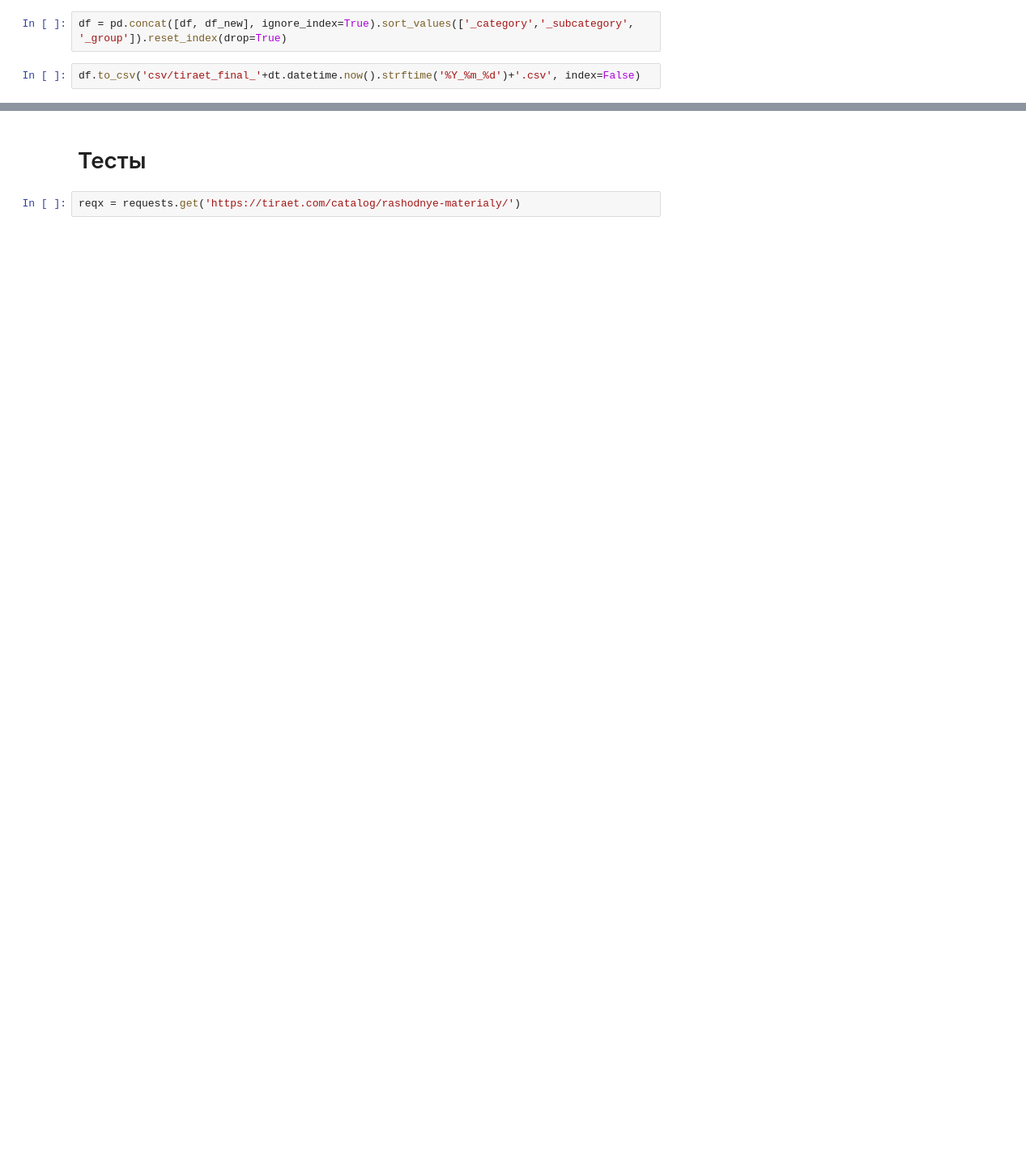
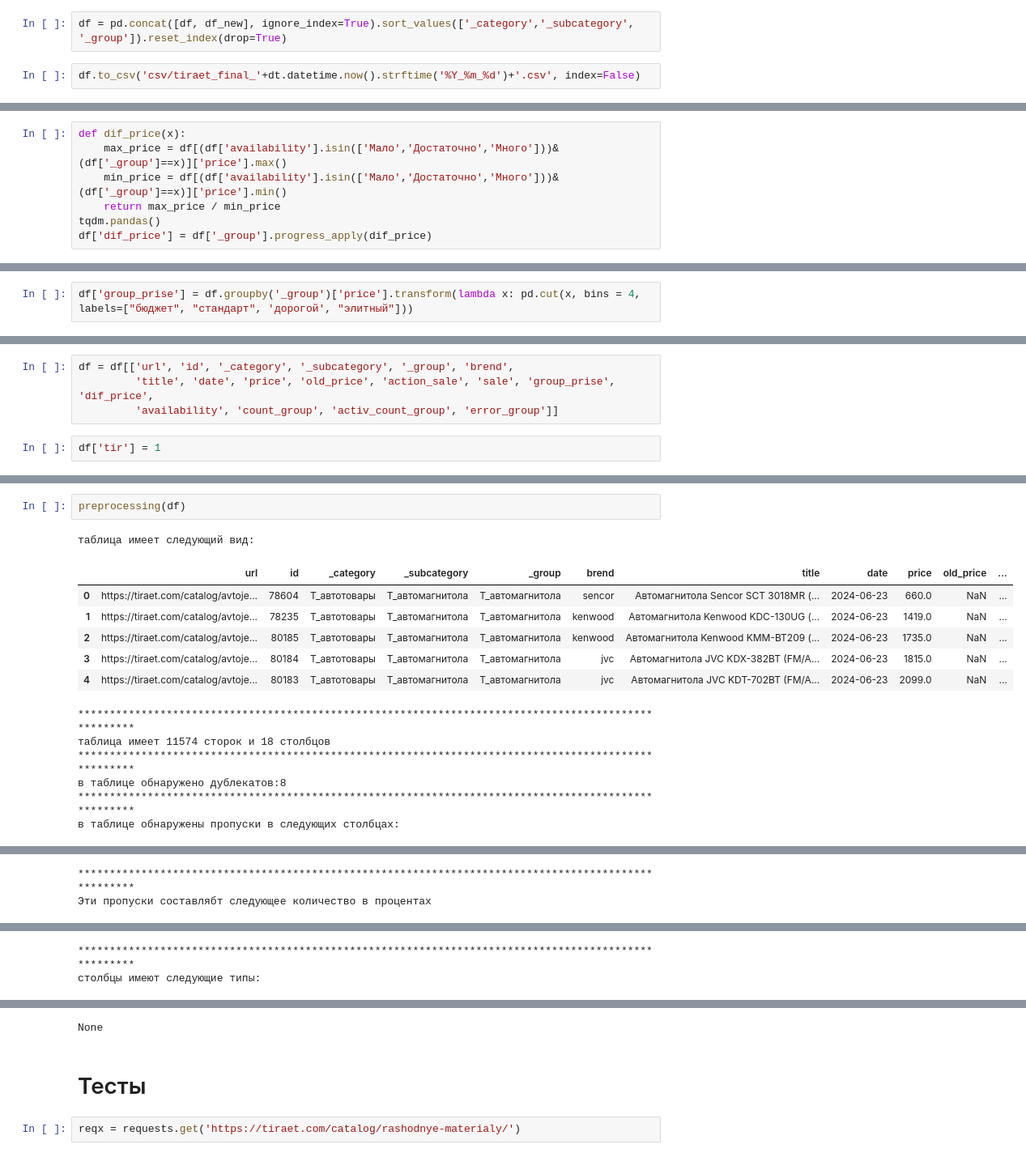
Before and after one commit to APolisakov/parsing, a Jupyter notebook: tir__parsing.ipynb, the cells around one changed output, grey strips where cells are left out. Shown at 81% size. Cells and saved outputs as stored; diff of their text form; blank space fills up the shorter version.

```diff
--- a/tir__parsing.ipynb
+++ b/tir__parsing.ipynb
@@ -221,0 +284,7 @@ df.to_csv('csv/tiraet_final_'+dt.datetime.now().strftime('%Y_%m_%d')+'.csv', ind
+# %%
+def dif_price(x):
+    max_price = df[(df['availability'].isin(['Мало','Достаточно','Много']))&(df['_group']==x)]['price'].max()
+    min_price = df[(df['availability'].isin(['Мало','Достаточно','Много']))&(df['_group']==x)]['price'].min()
+    return max_price / min_price
+tqdm.pandas()
+df['dif_price'] = df['_group'].progress_apply(dif_price)
@@ -221,0 +293,2 @@ df.to_csv('csv/tiraet_final_'+dt.datetime.now().strftime('%Y_%m_%d')+'.csv', ind
+# %%
+df['group_prise'] = df.groupby('_group')['price'].transform(lambda x: pd.cut(x, bins = 4, labels=["бюджет", "стандарт", 'дорогой', "элитный"]))
@@ -221,0 +297,6 @@ df.to_csv('csv/tiraet_final_'+dt.datetime.now().strftime('%Y_%m_%d')+'.csv', ind
+# %%
+df = df[['url', 'id', '_category', '_subcategory', '_group', 'brend',
+         'title', 'date', 'price', 'old_price', 'action_sale', 'sale', 'group_prise', 'dif_price',
+         'availability', 'count_group', 'activ_count_group', 'error_group']]
+# %%
+df['tir'] = 1
@@ -221,0 +311,16 @@ df.to_csv('csv/tiraet_final_'+dt.datetime.now().strftime('%Y_%m_%d')+'.csv', ind
+# %%
+preprocessing(df)
+# %% [output]
+таблица имеет следующий вид:
+|  | url | id | _category | _subcategory | _group | brend | title | date | price | old_price | ... |
+| 0 | https://tiraet.com/catalog/avtoje... | 78604 | T_автотовары | T_автомагнитола | T_автомагнитола | sencor | Автомагнитола Sencor SCT 3018MR (... | 2024-06-23 | 660.0 | NaN | ... |
+| 1 | https://tiraet.com/catalog/avtoje... | 78235 | T_автотовары | T_автомагнитола | T_автомагнитола | kenwood | Автомагнитола Kenwood KDC-130UG (... | 2024-06-23 | 1419.0 | NaN | ... |
+| 2 | https://tiraet.com/catalog/avtoje... | 80185 | T_автотовары | T_автомагнитола | T_автомагнитола | kenwood | Автомагнитола Kenwood KMM-BT209 (... | 2024-06-23 | 1735.0 | NaN | ... |
+| 3 | https://tiraet.com/catalog/avtoje... | 80184 | T_автотовары | T_автомагнитола | T_автомагнитола | jvc | Автомагнитола JVC KDX-382BT (FM/A... | 2024-06-23 | 1815.0 | NaN | ... |
+| 4 | https://tiraet.com/catalog/avtoje... | 80183 | T_автотовары | T_автомагнитола | T_автомагнитола | jvc | Автомагнитола JVC KDT-702BT (FM/A... | 2024-06-23 | 2099.0 | NaN | ... |
+****************************************************************************************************
+таблица имеет 11574 сторок и 18 столбцов
+****************************************************************************************************
+в таблице обнаружено дублекатов:8
+****************************************************************************************************
+в таблице обнаружены пропуски в следующих столбцах:
@@ -221,0 +346,2 @@ df.to_csv('csv/tiraet_final_'+dt.datetime.now().strftime('%Y_%m_%d')+'.csv', ind
+****************************************************************************************************
+Эти пропуски составлябт следующее количество в процентах
@@ -221,0 +367,2 @@ df.to_csv('csv/tiraet_final_'+dt.datetime.now().strftime('%Y_%m_%d')+'.csv', ind
+****************************************************************************************************
+столбцы имеют следующие типы:
@@ -222,3 +405,4 @@ df.to_csv('csv/tiraet_final_'+dt.datetime.now().strftime('%Y_%m_%d')+'.csv', ind
+None
 # %% [markdown]
 # Тесты
 # %%
```
Also changed, not shown: parts of 58 cells of this notebook, 11 other files.
